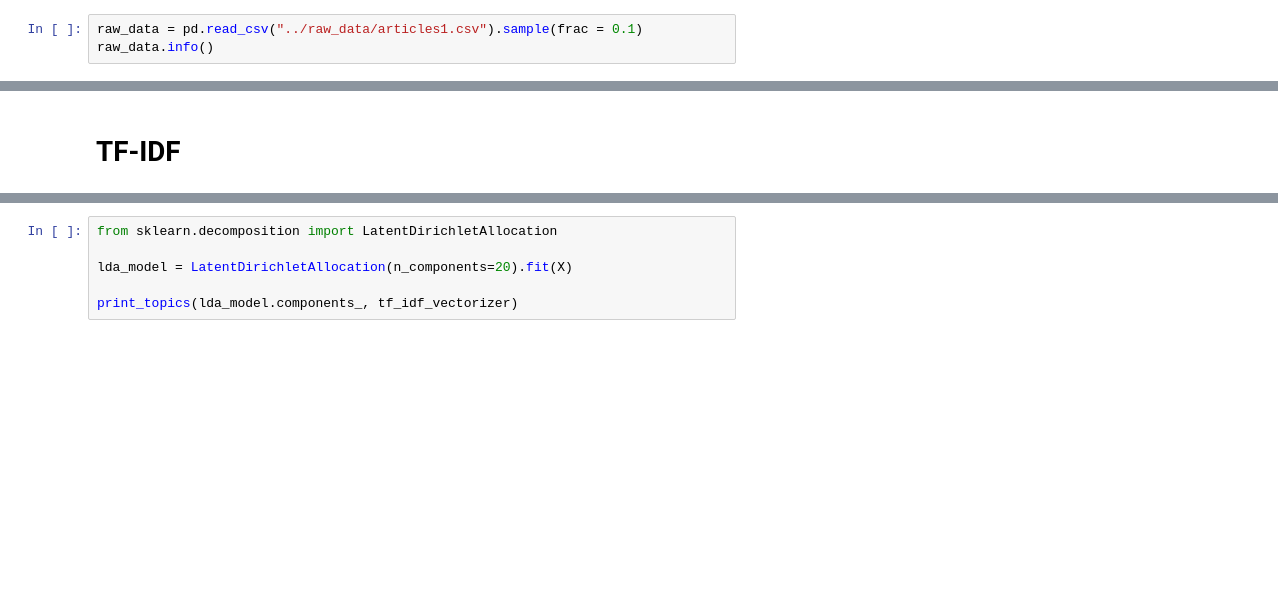
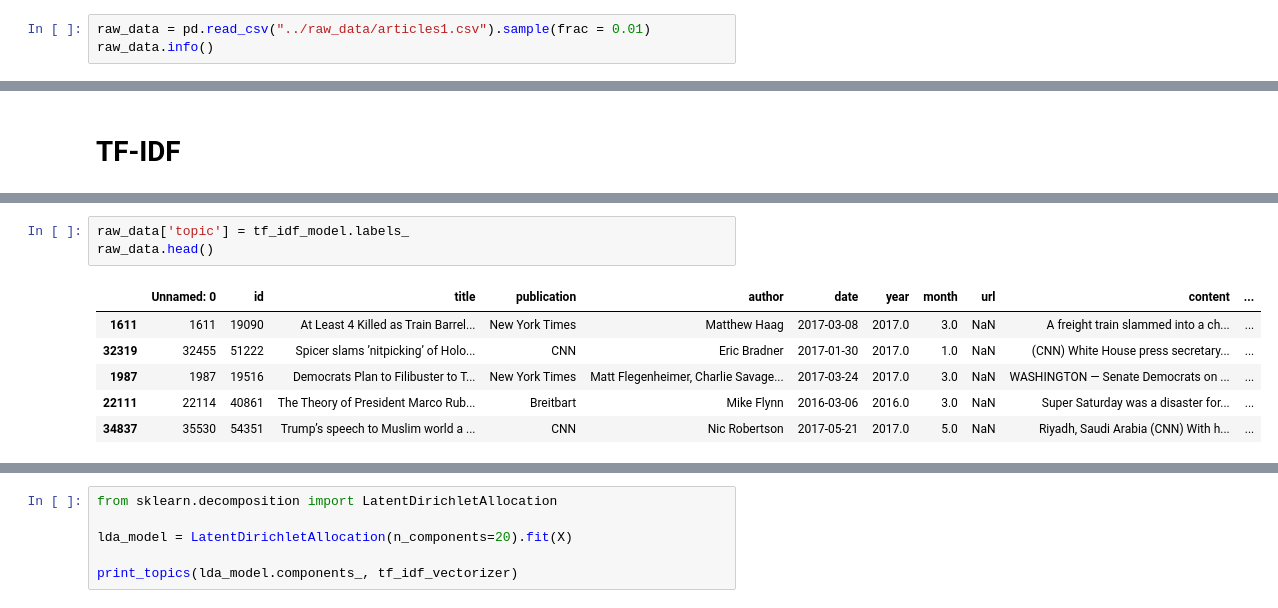
Before and after one commit to archifreitas/big_picture, a Jupyter notebook: notebooks/calem.ipynb, the cells around one changed output, grey strips where cells are left out. Drawn from its saved outputs; the diff is of its cells as text; blank space fills up the shorter version.

```diff
--- a/notebooks/calem.ipynb
+++ b/notebooks/calem.ipynb
@@ -3,7 +4,7 @@ import pandas as pd
 # %% [markdown]
 # Data
 # %%
-raw_data = pd.read_csv("../raw_data/articles1.csv").sample(frac = 0.1)
+raw_data = pd.read_csv("../raw_data/articles1.csv").sample(frac = 0.01)
 raw_data.info()
 # %% [output]
 <class 'pandas.core.frame.DataFrame'>
@@ -53,0 +125,10 @@ tf_idf_model = KMeans(n_clusters=20).fit(X)
+# %%
+raw_data['topic'] = tf_idf_model.labels_
+raw_data.head()
+# %% [output]
+|  | Unnamed: 0 | id | title | publication | author | date | year | month | url | content | ... |
+| 1611 | 1611 | 19090 | At Least 4 Killed as Train Barrel... | New York Times | Matthew Haag | 2017-03-08 | 2017.0 | 3.0 | NaN | A freight train slammed into a ch... | ... |
+| 32319 | 32455 | 51222 | Spicer slams ’nitpicking’ of Holo... | CNN | Eric Bradner | 2017-01-30 | 2017.0 | 1.0 | NaN | (CNN) White House press secretary... | ... |
+| 1987 | 1987 | 19516 | Democrats Plan to Filibuster to T... | New York Times | Matt Flegenheimer, Charlie Savage... | 2017-03-24 | 2017.0 | 3.0 | NaN | WASHINGTON — Senate Democrats on ... | ... |
+| 22111 | 22114 | 40861 | The Theory of President Marco Rub... | Breitbart | Mike Flynn | 2016-03-06 | 2016.0 | 3.0 | NaN | Super Saturday was a disaster for... | ... |
+| 34837 | 35530 | 54351 | Trump’s speech to Muslim world a ... | CNN | Nic Robertson | 2017-05-21 | 2017.0 | 5.0 | NaN | Riyadh, Saudi Arabia (CNN) With h... | ... |
```
Also changed, not shown: parts of 22 cells of this notebook, 1 other file.
